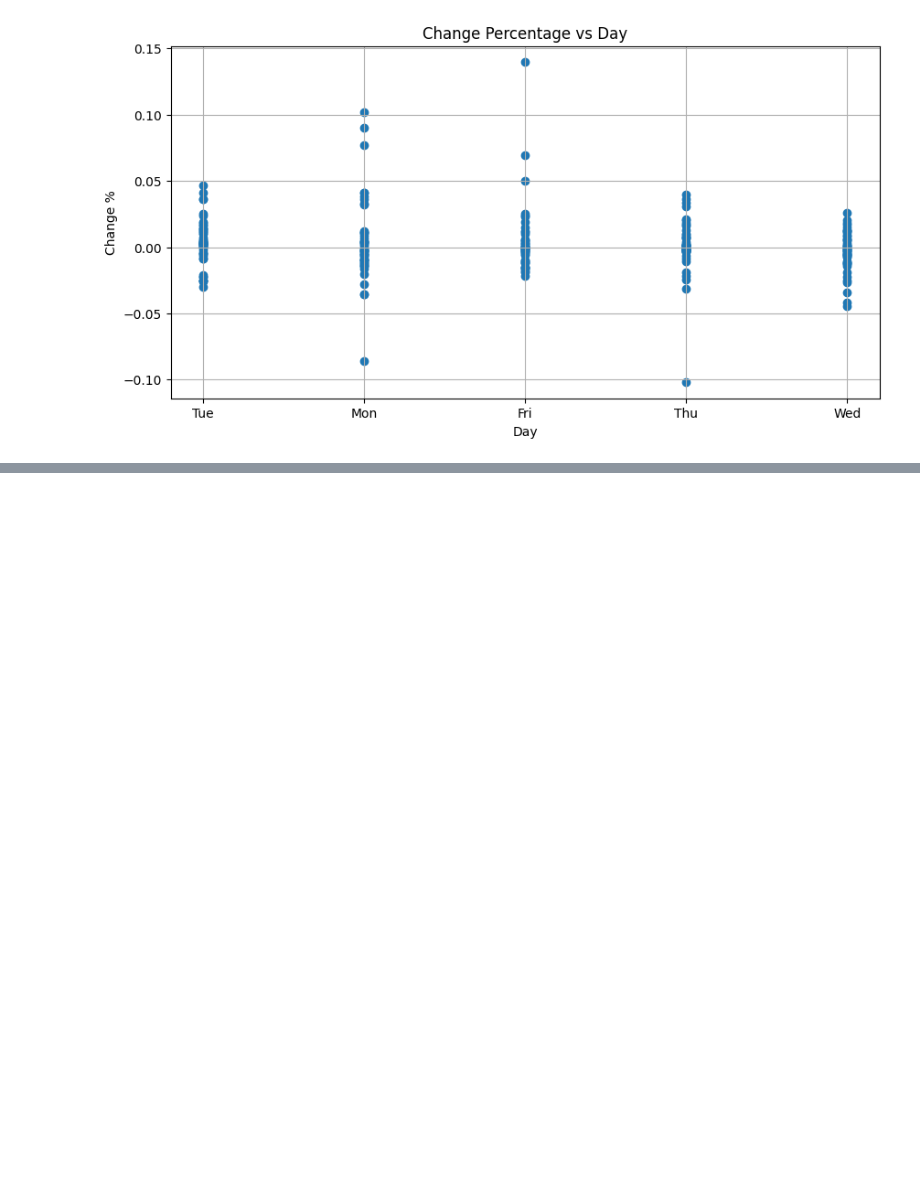
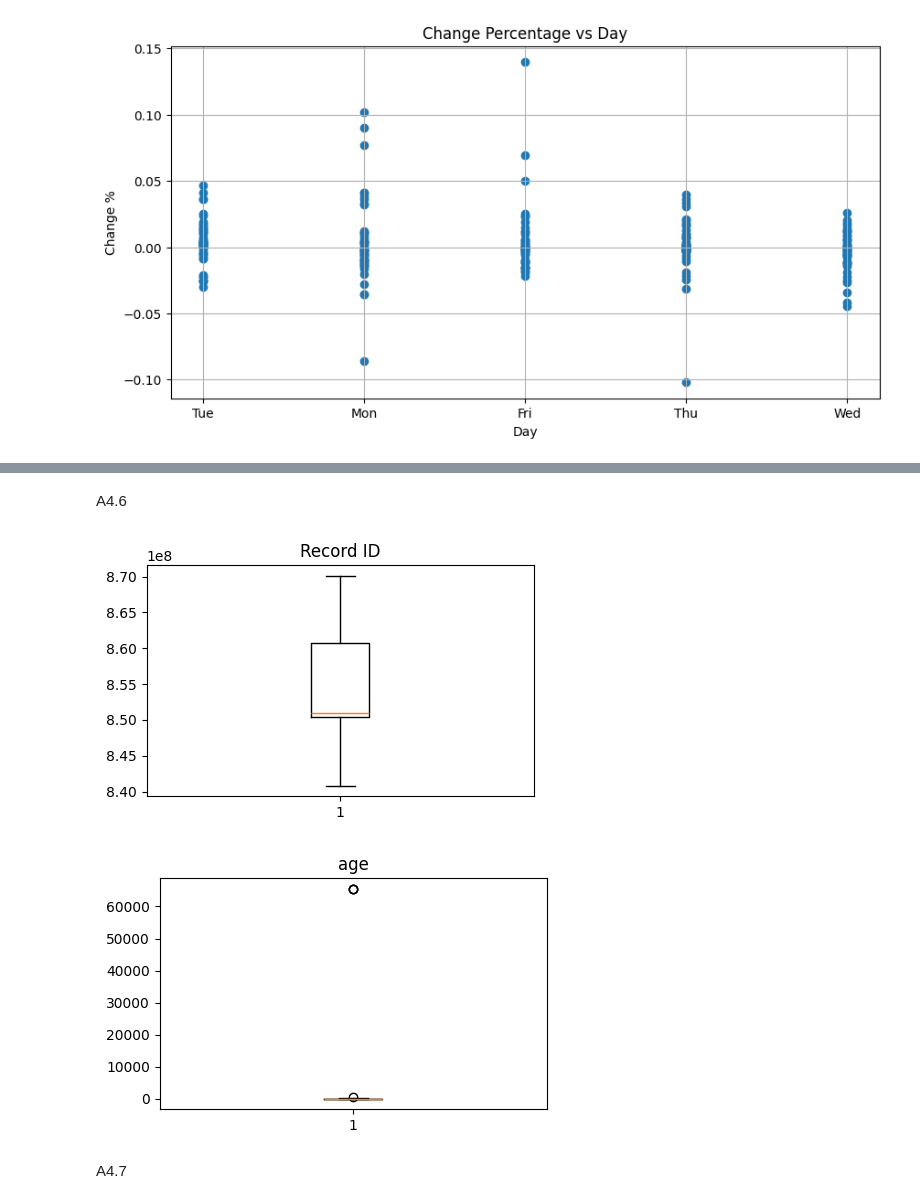
Before and after one commit to VSBhuvana/Machine-Learning-LAB-sessions, a Jupyter notebook: ML_Lab_Session_1.ipynb, the cells around one changed output, grey strips where cells are left out. Cells and saved outputs as stored; diff of their text form; code cells hidden in the pictures; blank space fills up the shorter version.

```diff
--- a/ML_Lab_Session_1.ipynb
+++ b/ML_Lab_Session_1.ipynb
@@ -293,0 +296,9 @@ plt.show()
+# %%
+import pandas as pd
+import numpy as np
+import matplotlib.pyplot as plt
+def load_data():
+    data = pd.read_excel("Lab Session Data.xlsx", sheet_name="thyroid0387_UCI")
+    return data
+thyroid_data = load_data()
+print(thyroid_data.head())
@@ -293,0 +352,6 @@ plt.show()
+# %%
+for column in thyroid_data.columns:
+    if thyroid_data[column].dtype == "object":
+        print(column, "-> nominal -> one-hot encoding")
+    else:
+        print(column, "-> numeric -> no encoding required")
@@ -293,0 +378,8 @@ plt.show()
+# %%
+numeric_columns = thyroid_data.select_dtypes(include=np.number)
+print("data range for numeric attributes\n")
+for column in numeric_columns.columns:
+    print(column)
+    print("min val :", numeric_columns[column].min())
+    print("max val :", numeric_columns[column].max())
+    print()
@@ -293,0 +420,15 @@ plt.show()
+# %% [markdown]
+A4.6
+# %%
+import matplotlib.pyplot as plt
+numeric_columns = thyroid_data.select_dtypes(include=np.number)
+for column in numeric_columns.columns:
+    plt.figure(figsize=(5,3))
+    plt.boxplot(numeric_columns[column].dropna())
+    plt.title(column)
+    plt.show()
+# %% [output]
+[figure, added]
+[figure, added]
+# %% [markdown]
+A4.7
```
Also changed, not shown: parts of 24 cells of this notebook.
